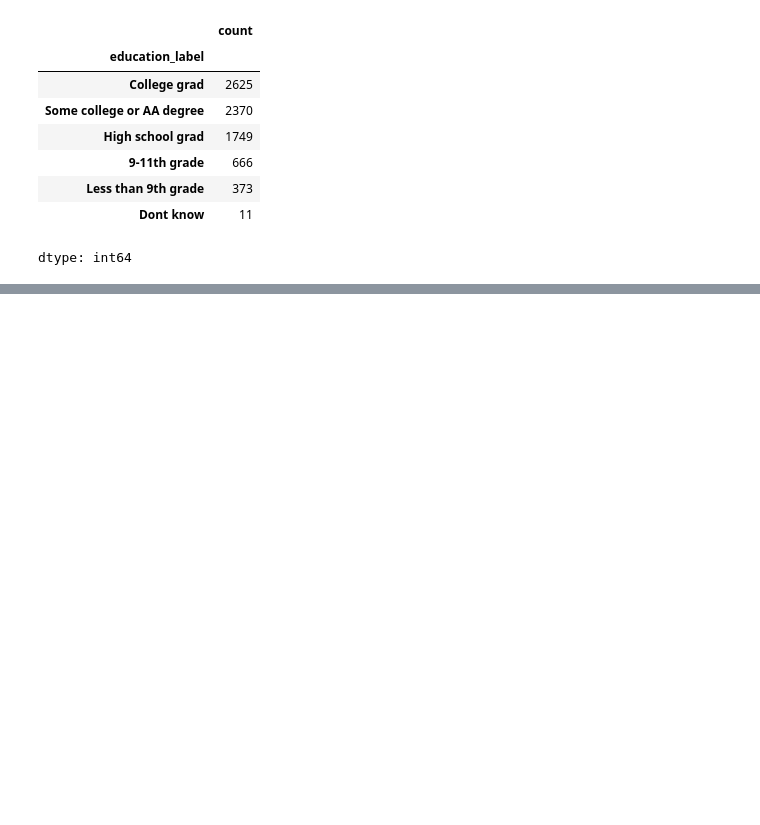
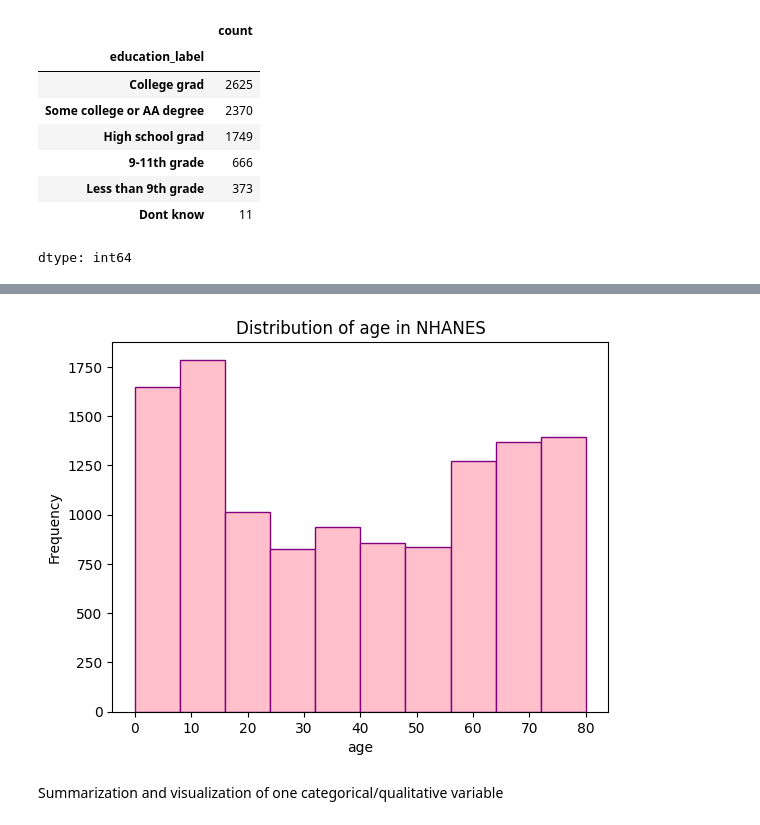
Before and after one commit to Ghazal-Rouhani/DSC_110, a Jupyter notebook: Data_summarization_and_visualization_10_12_2026.ipynb, the cells around one changed output, grey strips where cells are left out. Saved outputs shown, nothing was run; the diff lists cells and outputs as text; code cells hidden in the pictures; blank space fills up the shorter version.

```diff
--- a/Data_summarization_and_visualization_10_12_2026.ipynb
+++ b/Data_summarization_and_visualization_10_12_2026.ipynb
@@ -54,0 +138,10 @@ dtype: int64
+# %%
+df['age'].hist(edgecolor = 'purple', color = 'pink')
+plt.title("Distribution of age in NHANES")
+plt.ylabel("Frequency")
+plt.xlabel("age")
+plt.grid(False)
+# %% [output]
+[figure, added]
+# %% [markdown]
+Summarization and visualization of one categorical/qualitative variable
```
Also changed, not shown: parts of 27 cells of this notebook.
